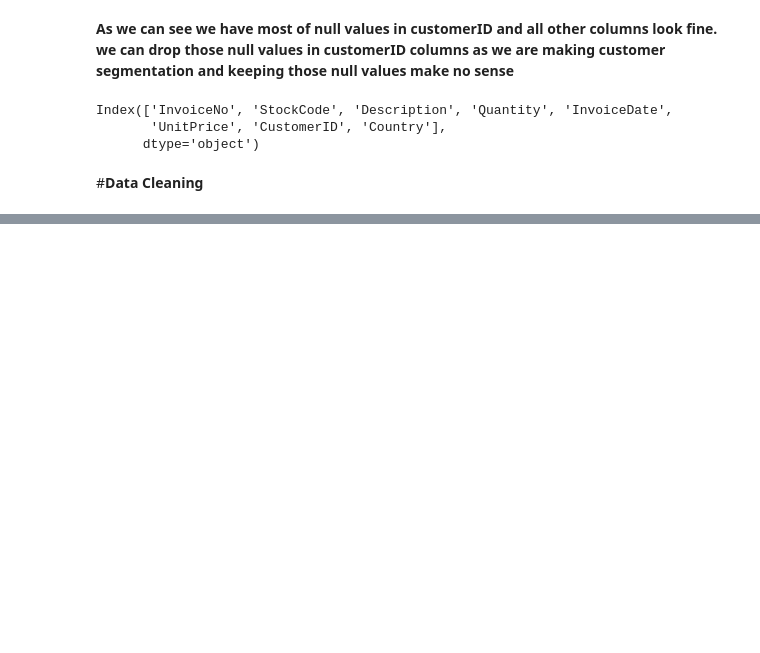
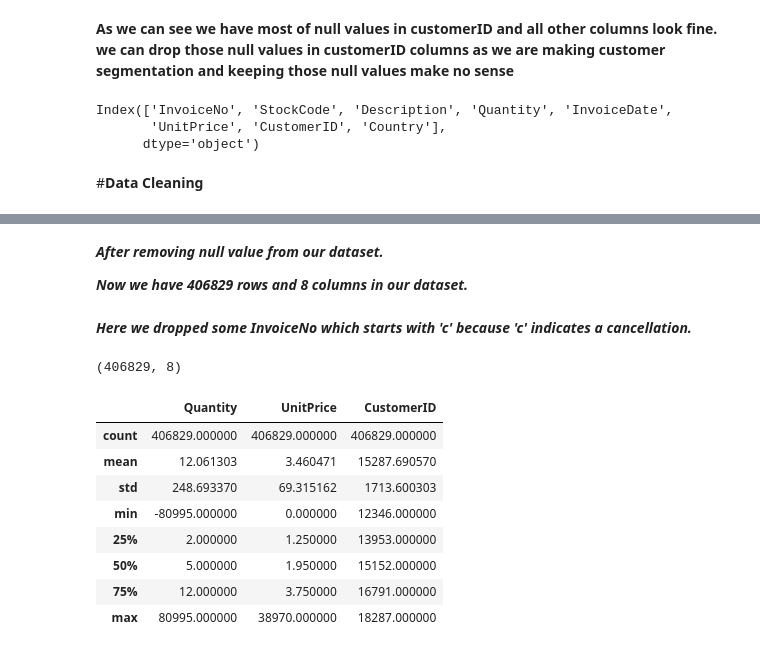
Before and after one commit to hamant-jagwan/Online_Retail_Customer_Segmentation--ML--unsupervised_learning, a Jupyter notebook: Online_Retail_Customer_Segmentation.ipynb, the cells around one changed output, grey strips where cells are left out. Saved outputs shown, nothing was run; the diff lists cells and outputs as text; code cells hidden in the pictures; blank space fills up the shorter version.

```diff
--- a/Online_Retail_Customer_Segmentation.ipynb
+++ b/Online_Retail_Customer_Segmentation.ipynb
@@ -96,0 +114,3 @@ Index(['InvoiceNo', 'StockCode', 'Description', 'Quantity', 'InvoiceDate',
+# %%
+# dropping null values
+customer_df.dropna(inplace = True)
@@ -96,0 +154,28 @@ Index(['InvoiceNo', 'StockCode', 'Description', 'Quantity', 'InvoiceDate',
+# %% [markdown]
+***After removing null value from our dataset.***
+
+***Now we have 406829 rows and 8 columns in our dataset.***
+# %%
+# changing datatype
+customer_df['InvoiceNo'] = customer_df['InvoiceDate'].astype('str')
+# %%
+customer_df = customer_df[~customer_df['InvoiceNo'].str.contains('C')]
+# %% [markdown]
+***Here we dropped some InvoiceNo which starts with 'c' because 'c' indicates a cancellation.***
+# %%
+customer_df.shape
+# %% [output]
+(406829, 8)
+# %%
+# checking summary
+customer_df.describe()
+# %% [output]
+|  | Quantity | UnitPrice | CustomerID |
+| count | 406829.000000 | 406829.000000 | 406829.000000 |
+| mean | 12.061303 | 3.460471 | 15287.690570 |
+| std | 248.693370 | 69.315162 | 1713.600303 |
+| min | -80995.000000 | 0.000000 | 12346.000000 |
+| 25% | 2.000000 | 1.250000 | 13953.000000 |
+| 50% | 5.000000 | 1.950000 | 15152.000000 |
+| 75% | 12.000000 | 3.750000 | 16791.000000 |
+| max | 80995.000000 | 38970.000000 | 18287.000000 |
```
Also changed, not shown: parts of 6 cells of this notebook.
